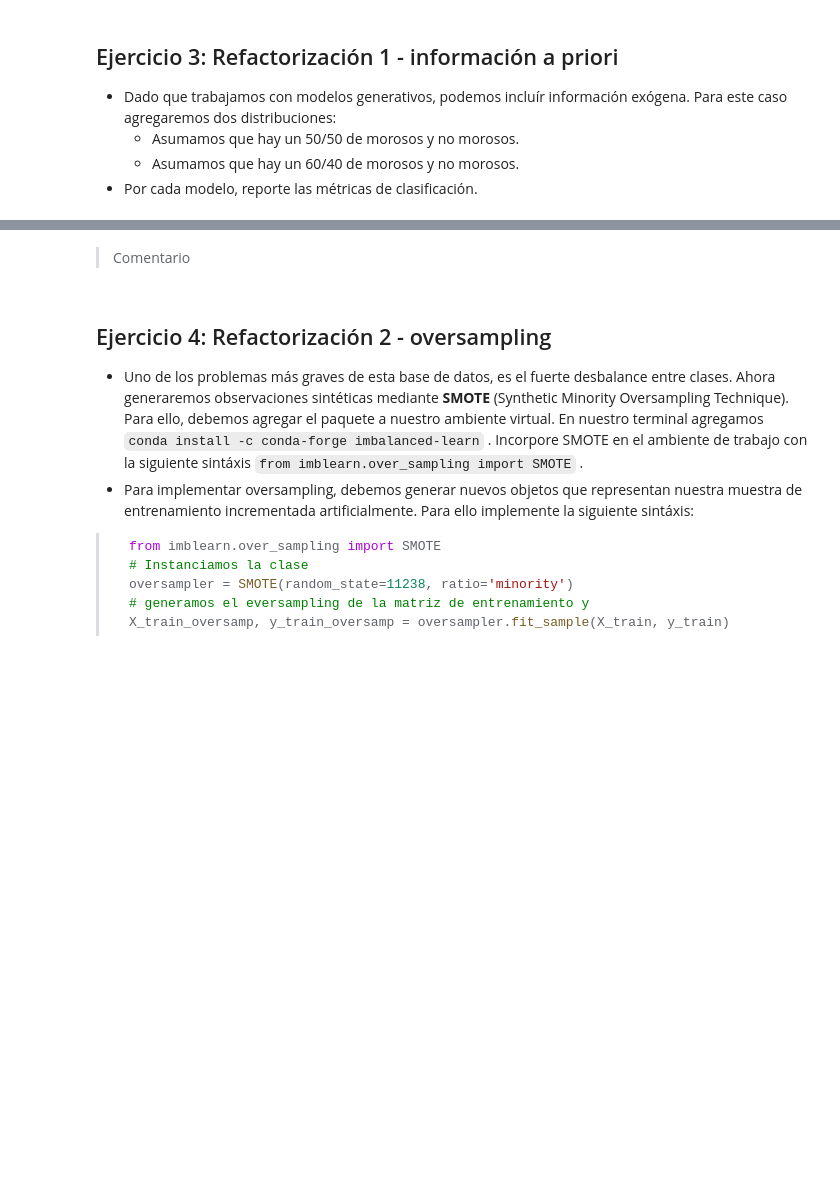
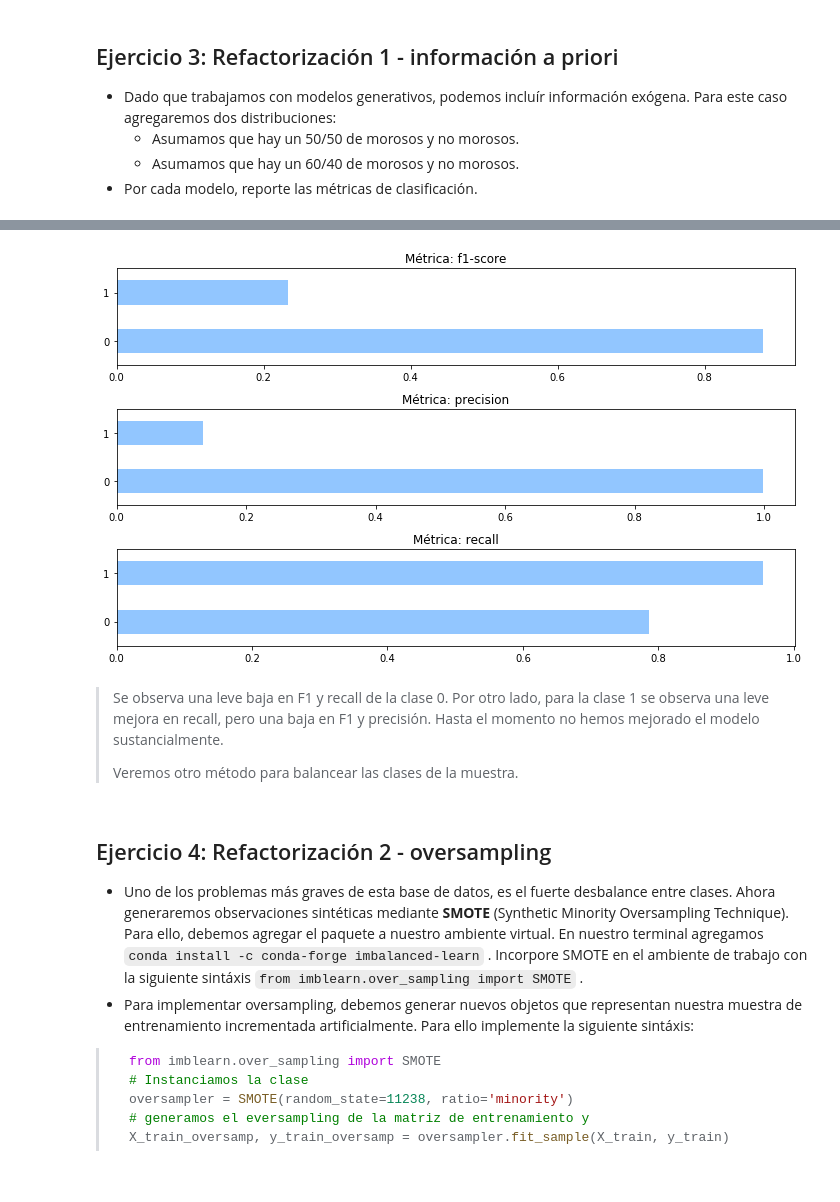
Before and after one commit to ridexmoler/modulo-machine-learning, a Jupyter notebook: semana2/sesion4/Pablo-Rocco-ACT004/notebook.ipynb, the cells around one changed output, grey strips where cells are left out. Saved outputs shown, nothing was run; the diff lists cells and outputs as text; code cells hidden in the pictures; blank space fills up the shorter version.

```diff
--- a/semana2/sesion4/Pablo-Rocco-ACT004/notebook.ipynb
+++ b/semana2/sesion4/Pablo-Rocco-ACT004/notebook.ipynb
@@ -187,7 +247,13 @@ print(classification_report(y_test, yhat_60_40))
    macro avg       0.57      0.87      0.56      3300
 weighted avg       0.97      0.79      0.86      3300
-# %% [markdown]
-> Comentario
+# %%
+afx.plot_class_report(y_test, yhat_60_40, [0,1])
+# %% [output]
+[figure, added]
+# %% [markdown]
+> Se observa una leve baja en F1 y recall de la clase 0. Por otro lado, para la clase 1 se observa una leve mejora en recall, pero una baja en F1 y precisión. Hasta el momento no hemos mejorado el modelo sustancialmente.
+>
+>Veremos otro método para balancear las clases de la muestra.
 # %% [markdown]
 ## Ejercicio 4: Refactorización 2 - oversampling
 
```
Also changed, not shown: parts of 31 cells of this notebook, 1 other file.
